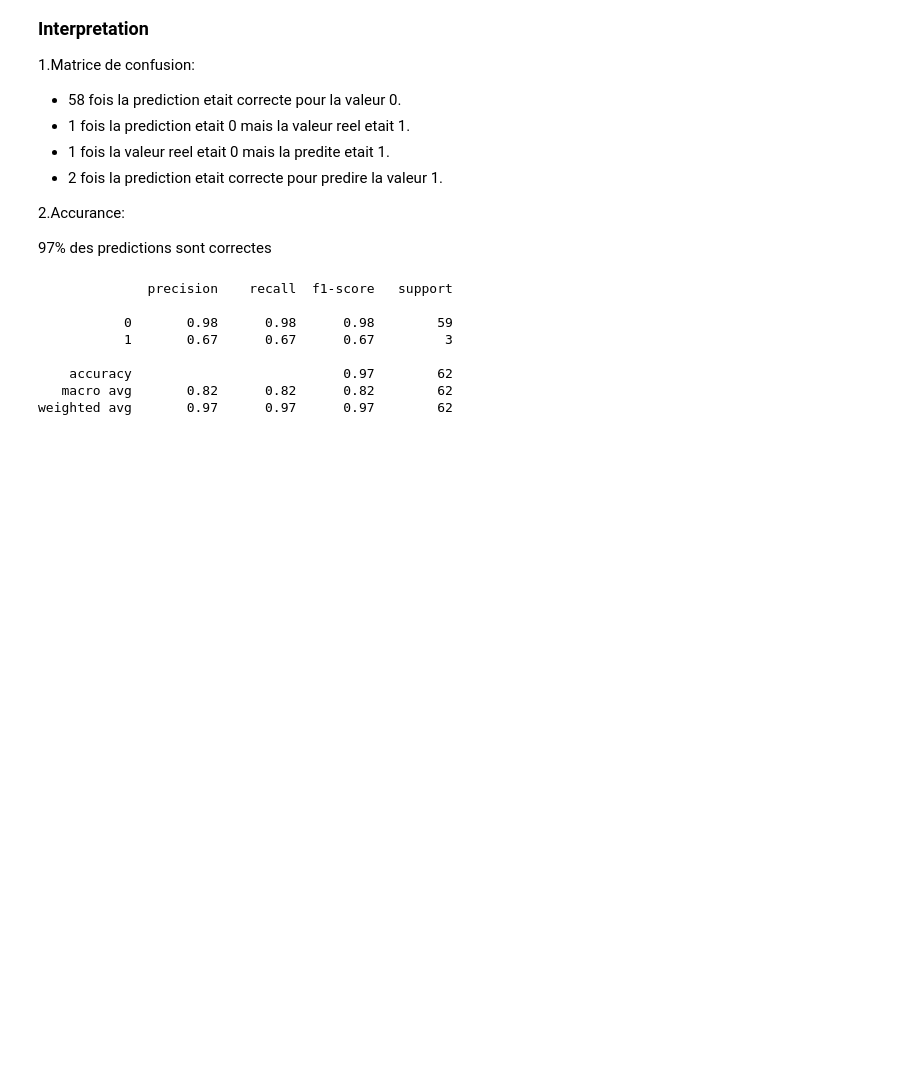
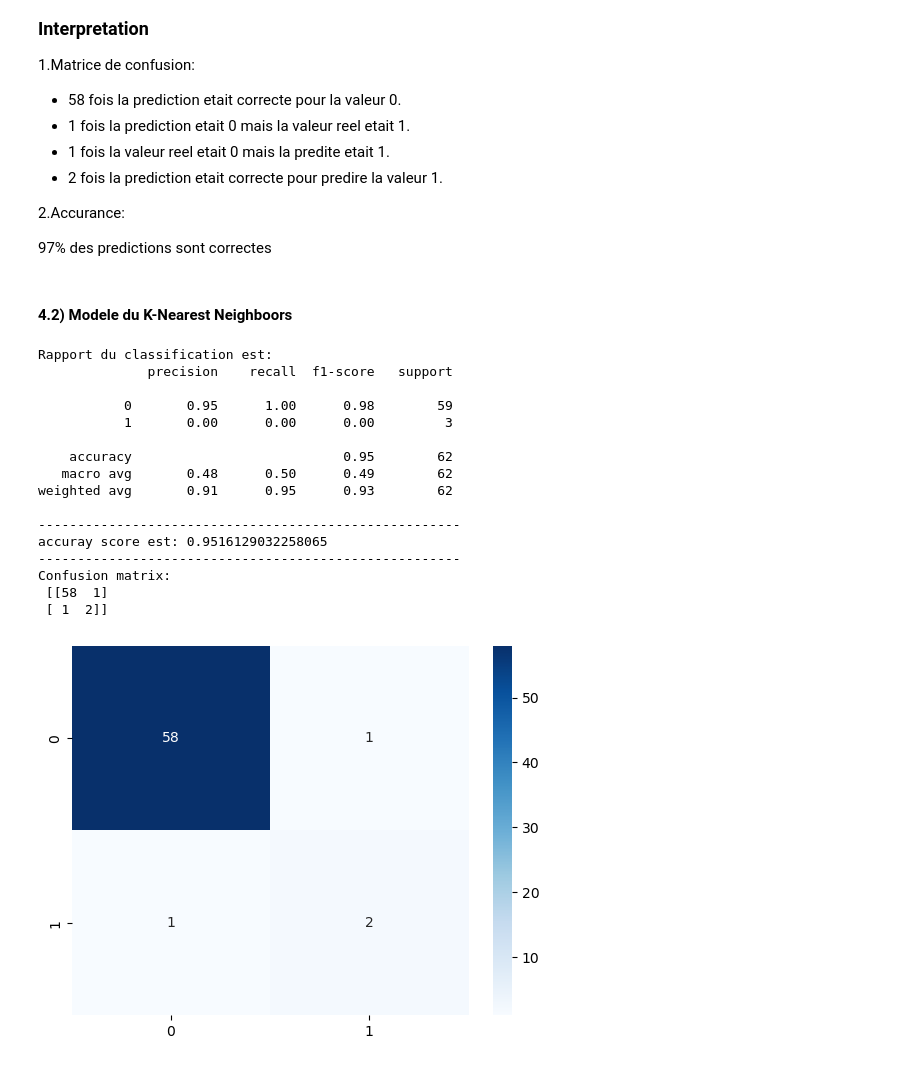
Before and after one commit to najouaelfethi/MLProject, a Jupyter notebook: deathPrediction.ipynb, the cells around one changed output. Saved outputs shown, nothing was run; the diff lists cells and outputs as text; code cells hidden in the pictures; blank space fills up the shorter version.

```diff
--- a/deathPrediction.ipynb
+++ b/deathPrediction.ipynb
@@ -491,15 +431,43 @@ accuray score is: 0.967741935483871
 2.Accurance:
 
 97% des predictions sont correctes
-# %%
-#Rapport de la classification
-print(classification_report(y_test, y_pred_test))
-# %% [output]
-              precision    recall  f1-score   support
-
-           0       0.98      0.98      0.98        59
-           1       0.67      0.67      0.67         3
-
-    accuracy                           0.97        62
-   macro avg       0.82      0.82      0.82        62
-weighted avg       0.97      0.97      0.97        62
+# %% [markdown]
+#### 4.2) Modele du K-Nearest Neighboors
+# %%
+from sklearn.neighbors import KNeighborsClassifier
+knn_model = KNeighborsClassifier(n_neighbors=5, metric='minkowski',p=2)#Creation de l'instance
+knn_model.fit(X_train,y_train)#Entrainement du modele
+y_pred_test_knn = knn_model.predict(X_test.values)#Prediction sur test set
+
+#Rapport du modele KNN
+print('Rapport du classification est:')
+print(classification_report(y_test, y_pred_test_knn))
+print('------------------------------------------------------')
+
+#Accurancy score
+score_Knn = accuracy_score(y_test,y_pred_test_knn)
+print("accuray score est:",score_Knn)
+print('------------------------------------------------------')
+
+#Matrice de confusion
+conf = confusion_matrix(y_test,y_pred_test_LR)
+sns.heatmap(conf, annot=True, cmap='Blues')
+print("Confusion matrix:\n",conf)
+# %% [output]
+Rapport du classification est:
+              precision    recall  f1-score   support
+
+           0       0.95      1.00      0.98        59
+           1       0.00      0.00      0.00         3
+
+    accuracy                           0.95        62
+   macro avg       0.48      0.50      0.49        62
+weighted avg       0.91      0.95      0.93        62
+
+------------------------------------------------------
+accuray score est: 0.9516129032258065
+------------------------------------------------------
+Confusion matrix:
+ [[58  1]
+ [ 1  2]]
+[figure, added]
```
Also changed, not shown: parts of 26 cells of this notebook.
